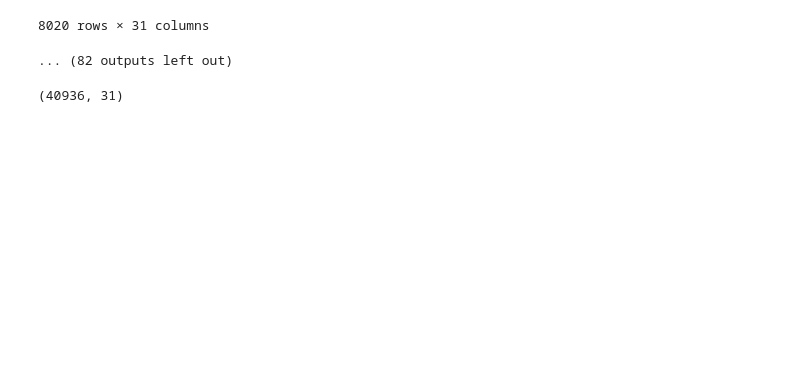
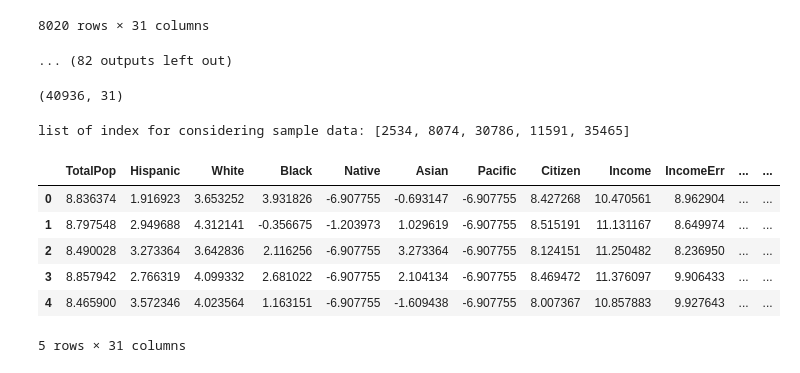
Before and after one commit to ArshadKhurshid/US-Census-Demographic, a Jupyter notebook: USCensusDemographic.ipynb, the cells around one changed output. Cells and saved outputs as stored; diff of their text form; code cells hidden in the pictures; blank space fills up the shorter version.

Commit message:
chore: Add sample data creation

```diff
--- a/USCensusDemographic.ipynb
+++ b/USCensusDemographic.ipynb
@@ -327,3 +327,33 @@ Data points considered outliers for the feature 'Black':
 good_data.shape
 # %% [output]
 (40936, 31)
+# %%
+import random
+
+indices = []
+random_num = good_data.shape[0]
+good_data.iloc[[random.randint(0,random_num)]]
+i=0
+while i < 5:
+    indices.extend(good_data.iloc[[random.randint(0,random_num)]].index)
+    i+=1
+
+print('list of index for considering sample data: {}' .format(indices))
+# %% [output]
+list of index for considering sample data: [2534, 8074, 30786, 11591, 35465]
+# %%
+#Select three indices of your choice you wish to sample from the dataset
+#indices = [100, 200, 370]
+
+# Create a DataFrame of the chosen samples
+samples = pd.DataFrame(good_data.loc[indices], columns = good_data.keys()).reset_index(drop = True)
+# %%
+samples
+# %% [output]
+|  | TotalPop | Hispanic | White | Black | Native | Asian | Pacific | Citizen | Income | IncomeErr | ... | ... |
+| 0 | 8.836374 | 1.916923 | 3.653252 | 3.931826 | -6.907755 | -0.693147 | -6.907755 | 8.427268 | 10.470561 | 8.962904 | ... | ... |
+| 1 | 8.797548 | 2.949688 | 4.312141 | -0.356675 | -1.203973 | 1.029619 | -6.907755 | 8.515191 | 11.131167 | 8.649974 | ... | ... |
+| 2 | 8.490028 | 3.273364 | 3.642836 | 2.116256 | -6.907755 | 3.273364 | -6.907755 | 8.124151 | 11.250482 | 8.236950 | ... | ... |
+| 3 | 8.857942 | 2.766319 | 4.099332 | 2.681022 | -6.907755 | 2.104134 | -6.907755 | 8.469472 | 11.376097 | 9.906433 | ... | ... |
+| 4 | 8.465900 | 3.572346 | 4.023564 | 1.163151 | -6.907755 | -1.609438 | -6.907755 | 8.007367 | 10.857883 | 9.927643 | ... | ... |
+5 rows × 31 columns
```
Also changed, not shown: parts of 1 cell of this notebook.
